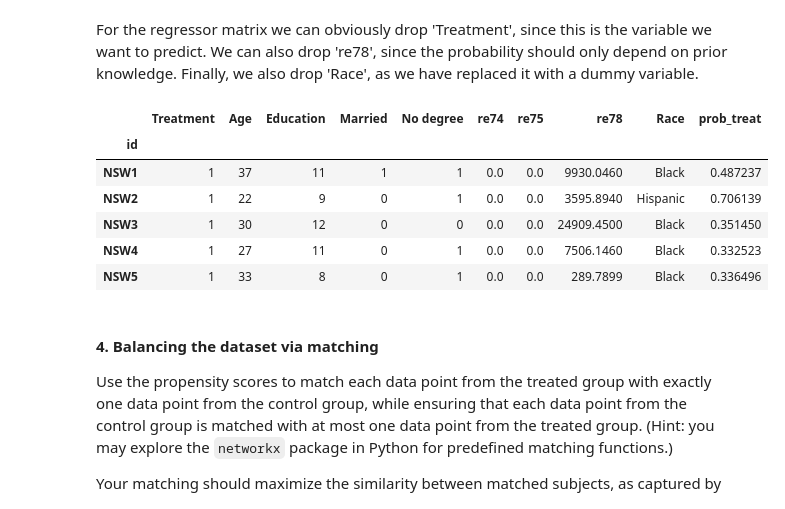
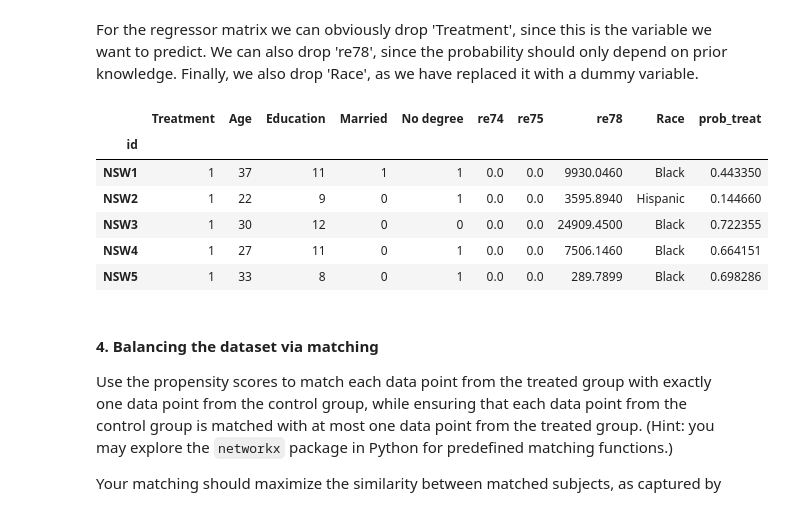
Before and after one commit to zenhaeus/cs-401, a Jupyter notebook: 04 - Applied ML/Homework-04.ipynb, the cells around one changed output. Saved outputs shown, nothing was run; the diff lists cells and outputs as text; code cells hidden in the pictures.

```diff
--- a/04 - Applied ML/Homework-04.ipynb
+++ b/04 - Applied ML/Homework-04.ipynb
@@ -70,9 +70,6 @@ df['race'] = df['race'].replace([0,1,2], ['White', 'Black', 'Hispanic'])
 df['race'] = df.race.astype('category')
 df = df.drop('black', 1)
 df = df.drop('hispan', 1)
-df['treat'] = df.treat.astype('category')
-df['married'] = df.married.astype('category')
-df['nodegree'] = df.nodegree.astype('category')
 
 # Renaming of the columns
 df = df.rename(columns={
@@ -279,8 +276,8 @@ If you want even more information, read [this article](https://drive.google.com/
 # Create dummmy for categorical race variable
 race_dummy = pd.get_dummies(df.Race)
 X = pd.concat([df, race_dummy], axis=1)
-X = X.drop(['Treatment', 're78', 'Race'], axis=1)
-y = df.Treatment
+y = X.Treatment
+X = X.drop(['Treatment', 're78', 'Race', 'White'], axis=1)
 logistic = LogisticRegression() # create the model
 logistic.fit(X, y)  # train it
 X.head()
@@ -297,17 +294,17 @@ For the regressor matrix we can obviously drop 'Treatment', since this is the va
 # %%
 # Get probabilities
 pred = logistic.predict_proba(X)
 df_pred = df.copy()
-df_pred['prob_treat'] = pred[:,0]
+df_pred['prob_treat'] = pred[:,1]
 df_pred.head()
 # %% [output]
 |  | Treatment | Age | Education | Married | No degree | re74 | re75 | re78 | Race | prob_treat |
 | id |  |  |  |  |  |  |  |  |  |  |
-| NSW1 | 1 | 37 | 11 | 1 | 1 | 0.0 | 0.0 | 9930.0460 | Black | 0.487237 |
-| NSW2 | 1 | 22 | 9 | 0 | 1 | 0.0 | 0.0 | 3595.8940 | Hispanic | 0.706139 |
-| NSW3 | 1 | 30 | 12 | 0 | 0 | 0.0 | 0.0 | 24909.4500 | Black | 0.351450 |
-| NSW4 | 1 | 27 | 11 | 0 | 1 | 0.0 | 0.0 | 7506.1460 | Black | 0.332523 |
-| NSW5 | 1 | 33 | 8 | 0 | 1 | 0.0 | 0.0 | 289.7899 | Black | 0.336496 |
+| NSW1 | 1 | 37 | 11 | 1 | 1 | 0.0 | 0.0 | 9930.0460 | Black | 0.443350 |
+| NSW2 | 1 | 22 | 9 | 0 | 1 | 0.0 | 0.0 | 3595.8940 | Hispanic | 0.144660 |
+| NSW3 | 1 | 30 | 12 | 0 | 0 | 0.0 | 0.0 | 24909.4500 | Black | 0.722355 |
+| NSW4 | 1 | 27 | 11 | 0 | 1 | 0.0 | 0.0 | 7506.1460 | Black | 0.664151 |
+| NSW5 | 1 | 33 | 8 | 0 | 1 | 0.0 | 0.0 | 289.7899 | Black | 0.698286 |
 # %% [markdown]
 #### 4. Balancing the dataset via matching
 
```
Also changed, not shown: parts of 14 cells of this notebook.
